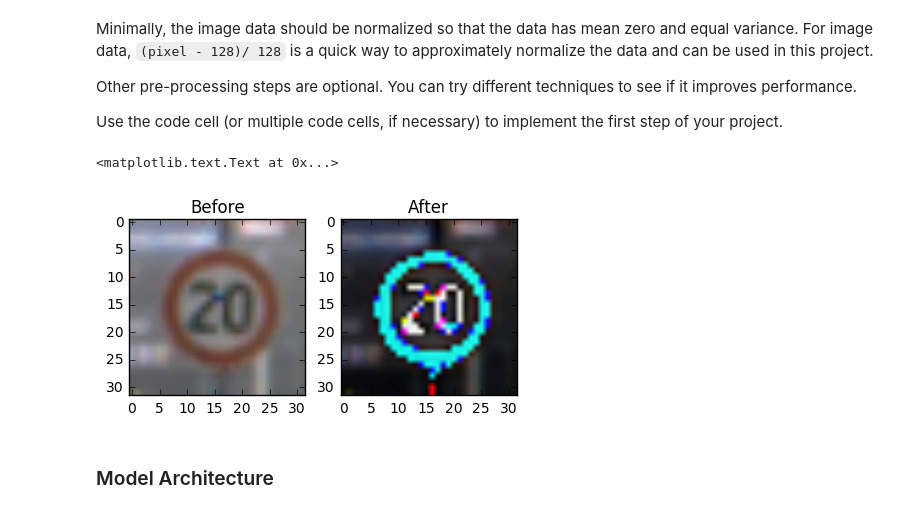
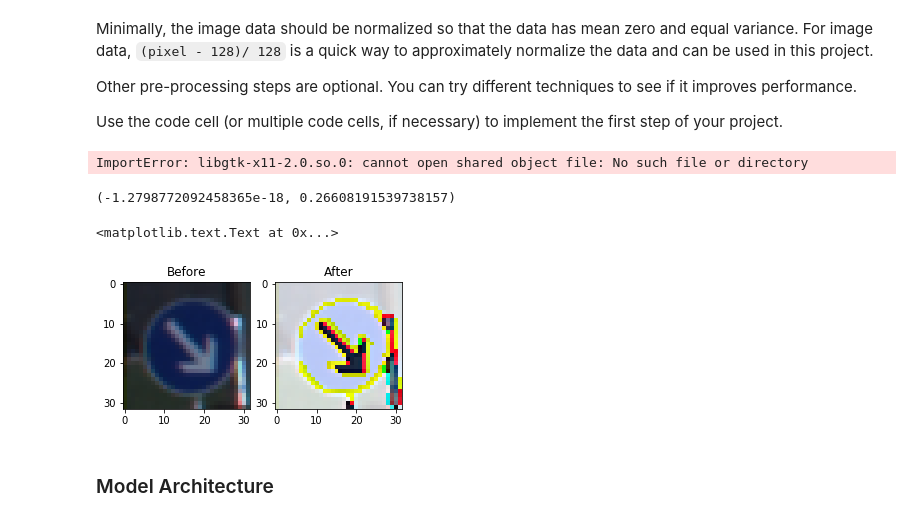
Before and after one commit to shuangxia/self-driving-car-engineer, a Jupyter notebook: P2-submission/Traffic_Sign_Classifier-solution.ipynb, the cells around one changed output. Saved outputs shown, nothing was run; the diff lists cells and outputs as text; code cells hidden in the pictures.

```diff
--- a/P2-submission/Traffic_Sign_Classifier-solution.ipynb
+++ b/P2-submission/Traffic_Sign_Classifier-solution.ipynb
@@ -154,6 +158,16 @@ Minimally, the image data should be normalized so that the data has mean zero an
 Other pre-processing steps are optional. You can try different techniques to see if it improves performance.
 
 Use the code cell (or multiple code cells, if necessary) to implement the first step of your project.
+# %%
+from sklearn.utils import shuffle
+
+X_train, y_train = shuffle(X_train, y_train)
+# %%
+import cv2
+def grayscale(img):
+    return cv2.cvtColor(img, cv2.COLOR_RGB2GRAY)
+# %% [output]
+ImportError: libgtk-x11-2.0.so.0: cannot open shared object file: No such file or directory
 # %%
 #### Mean normalisation
 X_train_scaled = (X_train - X_train.mean())/(X_train.max() - X_train.min())
@@ -160,14 +177,19 @@ X_train_scaled = (X_train - X_train.mean())/(X_train.max() - X_train.min())
 X_test_scaled = (X_test - X_test.mean())/(X_test.max() - X_test.min())
+# %%
+X_train_scaled.mean(), X_train_scaled.std(),
+# %% [output]
+(-1.2798772092458365e-18, 0.26608191539738157)
 # %%
+sample = np.random.randint(34000)
 plt.figure(figsize=(5, 5))
 plt.subplot(1,2,1)
-plt.imshow(X_train[10000])
+plt.imshow(X_train[sample])
 plt.title("Before")
 plt.subplot(1,2,2)
-plt.imshow(X_train_scaled[10000])
+plt.imshow(X_train_scaled[sample])
 plt.title("After")
 # %% [output]
 <matplotlib.text.Text at 0x...>
-[figure, old version]
+[figure, new version]
 # %% [markdown]
 ### Model Architecture
```
Also changed, not shown: parts of 20 cells of this notebook.
